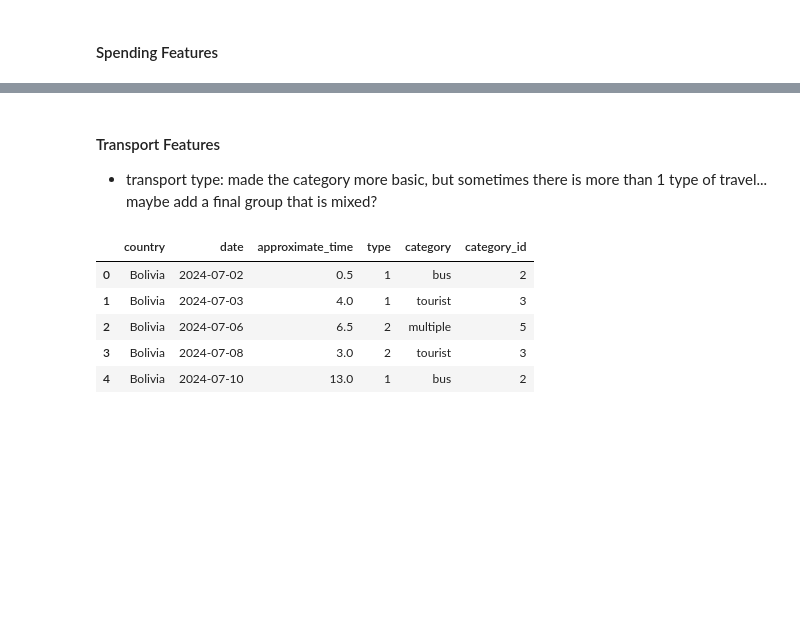
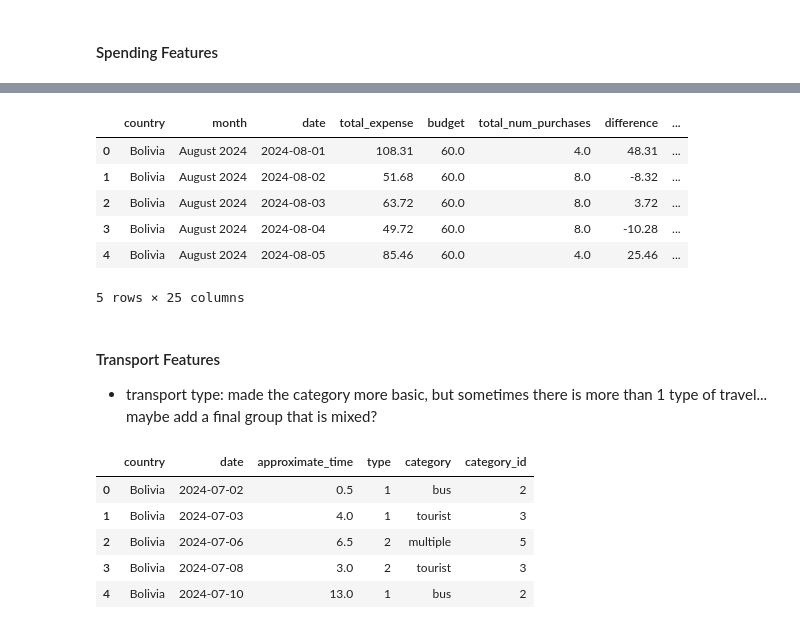
Before and after one commit to SunnyWillert18/floating-in-space, a Jupyter notebook: nbs/travel_personas.ipynb, the cells around one changed output, grey strips where cells are left out. Cells and saved outputs as stored; diff of their text form; code cells hidden in the pictures; blank space fills up the shorter version.

```diff
--- a/nbs/travel_personas.ipynb
+++ b/nbs/travel_personas.ipynb
@@ -200,3 +224,42 @@ transport.head()
+# %%
+# do some data simplification
+money_copy = money.copy()
+
+# simplify the category strings
+money_copy['category'] = money_copy['category'].str.split(' ').str[-1].str.lower()
+
+# some categories are very small and can be compressed
+# transport = transport + flight
+# health_beauty = health, beauty and tattoo
+# other = other, household, education, crafting
+money_copy.loc[money_copy.category == 'flight','category'] = 'transport'
+money_copy.loc[money_copy.category.isin(['other','household','education','crafting']),'category'] = 'other'
+money_copy.loc[money_copy.category.isin(['health','beauty','tattoo']),'category'] = 'other'
+# %%
+# now to get category breakdown data
+mcat = money_copy[money_copy.income_expense == 'Expense'].groupby(['country','month','date','category']).agg({'cad':'sum', 'currency':'count'}).reset_index()
+
+# fix columns names before pivot
+mcat = mcat.rename(columns={'cad':'expense', 'currency':'num_purchases'})
+
+# pivot data out into categories
+mcat = mcat.pivot(index=['country','month','date'], columns='category', values=['expense','num_purchases']).reset_index()
+mcat.columns = [col[0] if col[0] in ['country','month','date'] else'_'.join(map(str, col)).strip() for col in mcat.columns.values]
+
+# fill nans
+mcat = mcat.fillna(0).rename(columns={'expense_life':'expense_social_life','num_purchases_life':'num_purchases_social_life'})
+# %%
+# bring together the spending features
+f_money = pd.merge(mpiv, mcat, how='inner', on=['country','month','date'])
+f_money.head()
+# %% [output]
+|  | country | month | date | total_expense | budget | total_num_purchases | difference | ... |
+| 0 | Bolivia | August 2024 | 2024-08-01 | 108.31 | 60.0 | 4.0 | 48.31 | ... |
+| 1 | Bolivia | August 2024 | 2024-08-02 | 51.68 | 60.0 | 8.0 | -8.32 | ... |
+| 2 | Bolivia | August 2024 | 2024-08-03 | 63.72 | 60.0 | 8.0 | 3.72 | ... |
+| 3 | Bolivia | August 2024 | 2024-08-04 | 49.72 | 60.0 | 8.0 | -10.28 | ... |
+| 4 | Bolivia | August 2024 | 2024-08-05 | 85.46 | 60.0 | 4.0 | 25.46 | ... |
+5 rows × 25 columns
 # %% [markdown]
 #### Transport Features
 - transport type: made the category more basic, but sometimes there is more than 1 type of travel... maybe add a final group that is mixed?
```
Also changed, not shown: parts of 27 cells of this notebook.
